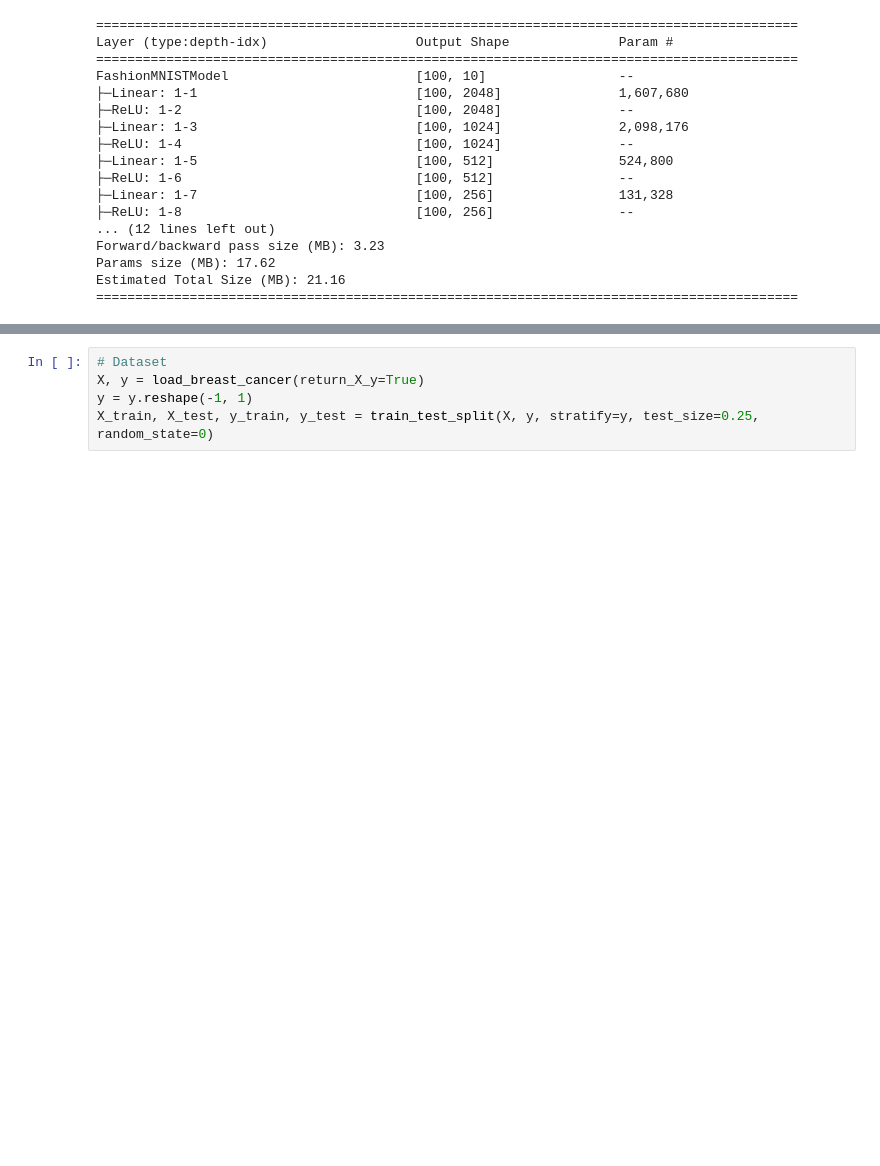
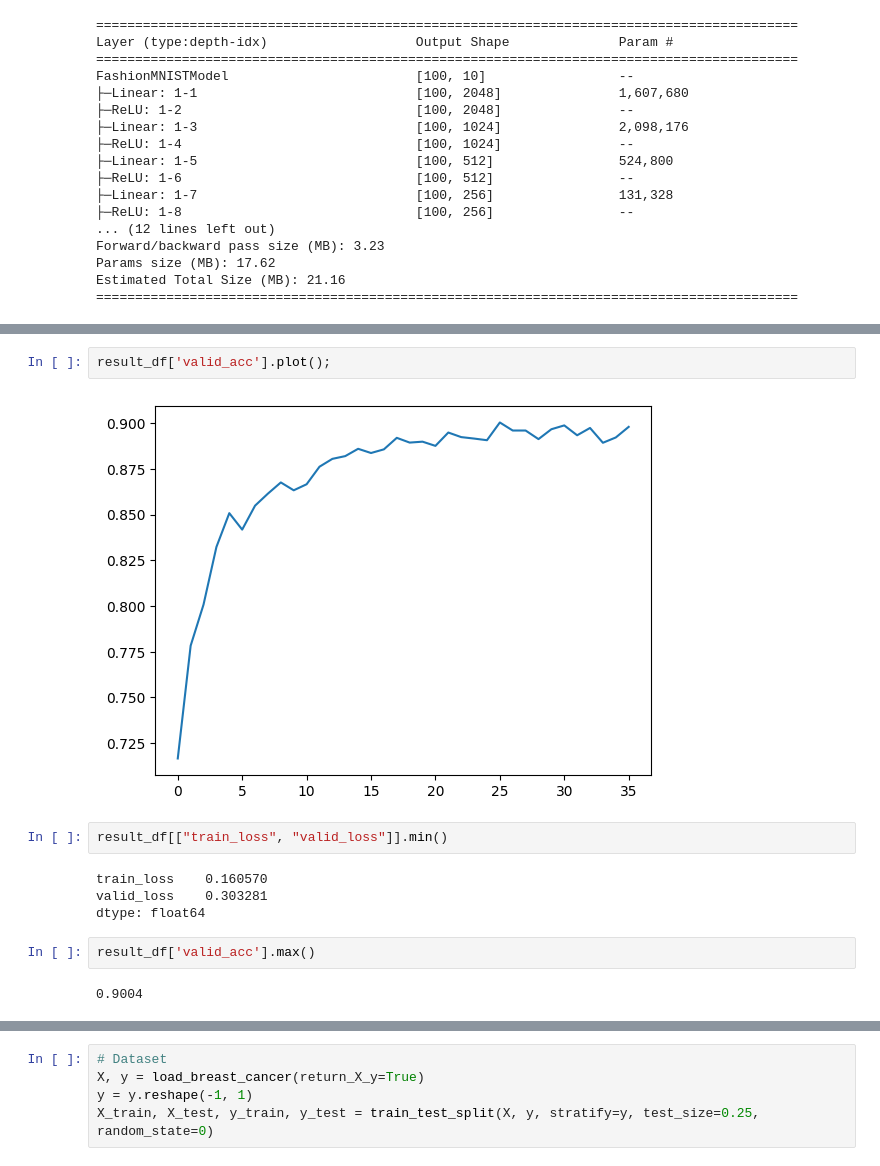
Before and after one commit to moon-613/SKN21_mjy, a Jupyter notebook: 07_deeplearning_pytorch/07_모델저장_문제 유형별 모델 생성.ipynb, the cells around one changed output, grey strips where cells are left out. Saved outputs shown, nothing was run; the diff lists cells and outputs as text; blank space fills up the shorter version.

```diff
--- a/07_deeplearning_pytorch/07_모델저장_문제 유형별 모델 생성.ipynb
+++ b/07_deeplearning_pytorch/07_모델저장_문제 유형별 모델 생성.ipynb
@@ -812,0 +857,14 @@ with open ("f_mnist_train_result.pkl", 'wb') as fo:
+# %%
+result_df['valid_acc'].plot();
+# %% [output]
+[figure, added]
+# %%
+result_df[["train_loss", "valid_loss"]].min()
+# %% [output]
+train_loss    0.160570
+valid_loss    0.303281
+dtype: float64
+# %%
+result_df['valid_acc'].max()
+# %% [output]
+0.9004
```
Also changed, not shown: parts of 40 cells of this notebook, 7 other files.
